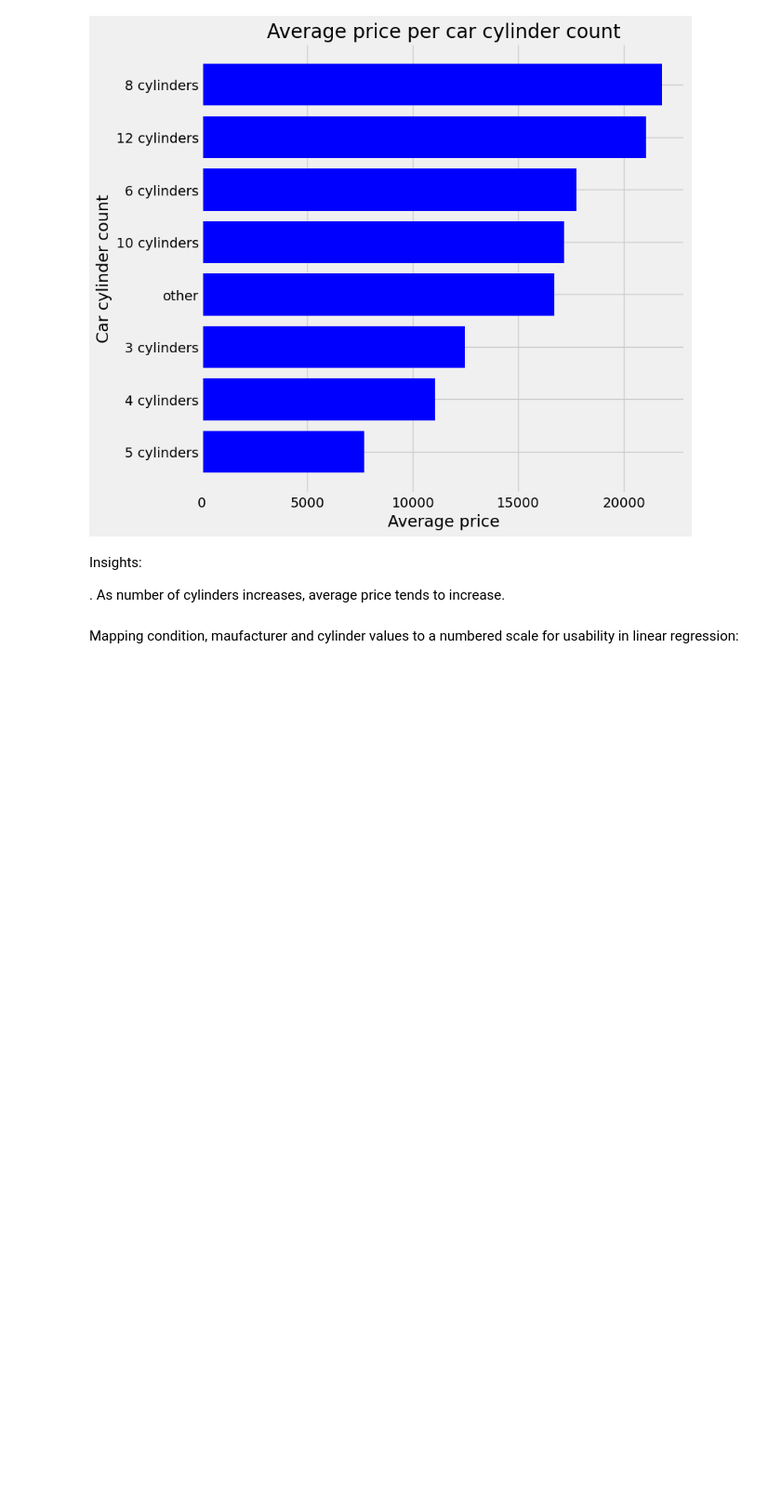
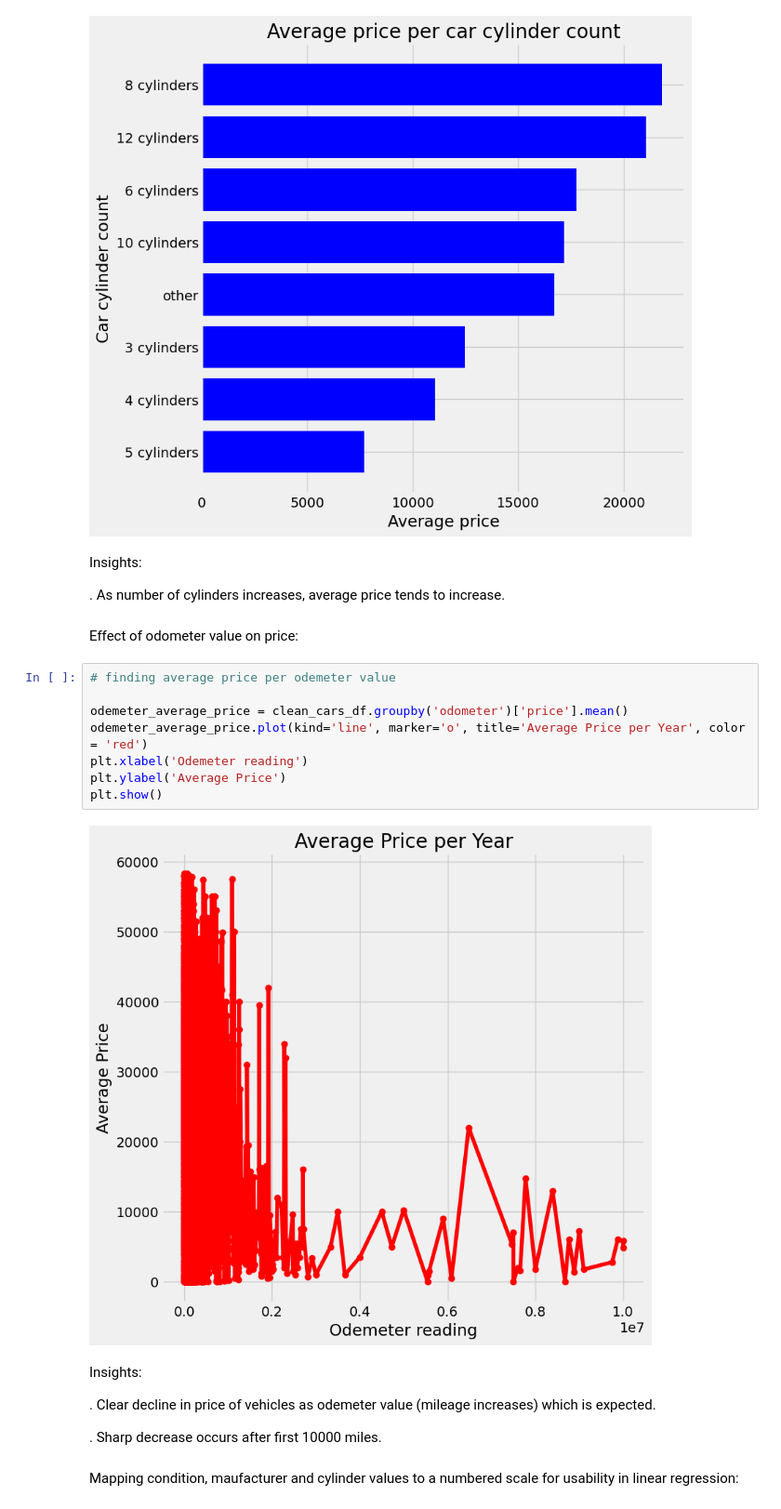
Before and after one commit to LewisRRamsey/Data-science-and-analytics-side-projects, a Jupyter notebook: Data analysis side project on used cars/Jupyter notebook file for project.ipynb, the cells around one changed output. Shown at 93% size. Cells and saved outputs as stored; diff of their text form; blank space fills up the shorter version.

```diff
--- a/Data analysis side project on used cars/Jupyter notebook file for project.ipynb
+++ b/Data analysis side project on used cars/Jupyter notebook file for project.ipynb
@@ -397,6 +397,24 @@ plt.show()
 Insights:
 
 . As number of cylinders increases, average price tends to increase.
+# %% [markdown]
+Effect of odometer value on price:
+# %%
+# finding average price per odemeter value
+
+odemeter_average_price = clean_cars_df.groupby('odometer')['price'].mean()
+odemeter_average_price.plot(kind='line', marker='o', title='Average Price per Year', color = 'red')
+plt.xlabel('Odemeter reading')
+plt.ylabel('Average Price')
+plt.show()
+# %% [output]
+[figure, added]
+# %% [markdown]
+Insights:
+
+. Clear decline in price of vehicles as odemeter value (mileage increases) which is expected.
+
+. Sharp decrease occurs after first 10000 miles.
 # %% [markdown]
 Mapping condition, maufacturer and cylinder values to a numbered scale for usability in linear regression:
 # %%
```
Also changed, not shown: parts of 9 cells of this notebook, 3 other files.
